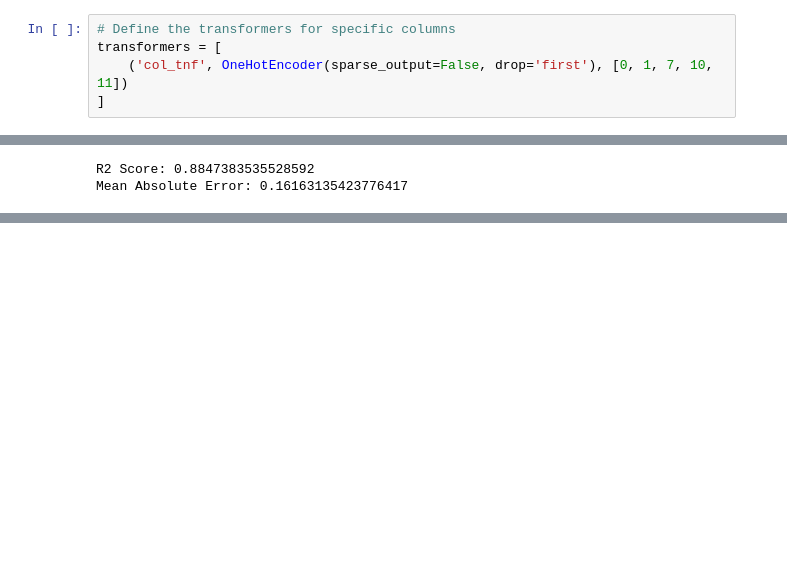
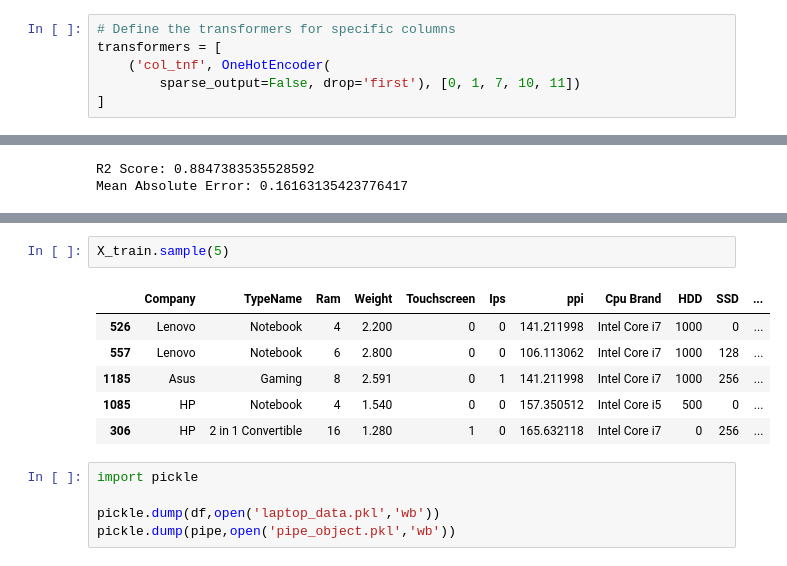
Before and after one commit to LuluW8071/Laptop-Price-Prediction, a Jupyter notebook: model/model.ipynb, the cells around one changed output, grey strips where cells are left out. Drawn from its saved outputs; the diff is of its cells as text; blank space fills up the shorter version.

```diff
--- a/model/model.ipynb
+++ b/model/model.ipynb
@@ -736,6 +737,7 @@ df.head()
 # %%
 # Define the transformers for specific columns
 transformers = [
-    ('col_tnf', OneHotEncoder(sparse_output=False, drop='first'), [0, 1, 7, 10, 11])
+    ('col_tnf', OneHotEncoder(
+        sparse_output=False, drop='first'), [0, 1, 7, 10, 11])
 ]
 # %% [markdown]
@@ -1124,0 +1148,14 @@ Mean Absolute Error: 0.16563424329881804
+# %%
+X_train.sample(5)
+# %% [output]
+|  | Company | TypeName | Ram | Weight | Touchscreen | Ips | ppi | Cpu Brand | HDD | SSD | ... |
+| 526 | Lenovo | Notebook | 4 | 2.200 | 0 | 0 | 141.211998 | Intel Core i7 | 1000 | 0 | ... |
+| 557 | Lenovo | Notebook | 6 | 2.800 | 0 | 0 | 106.113062 | Intel Core i7 | 1000 | 128 | ... |
+| 1185 | Asus | Gaming | 8 | 2.591 | 0 | 1 | 141.211998 | Intel Core i7 | 1000 | 256 | ... |
+| 1085 | HP | Notebook | 4 | 1.540 | 0 | 0 | 157.350512 | Intel Core i5 | 500 | 0 | ... |
+| 306 | HP | 2 in 1 Convertible | 16 | 1.280 | 1 | 0 | 165.632118 | Intel Core i7 | 0 | 256 | ... |
+# %%
+import pickle
+
+pickle.dump(df,open('laptop_data.pkl','wb'))
+pickle.dump(pipe,open('pipe_object.pkl','wb'))
```
Also changed, not shown: parts of 47 cells of this notebook, 1 other file.
